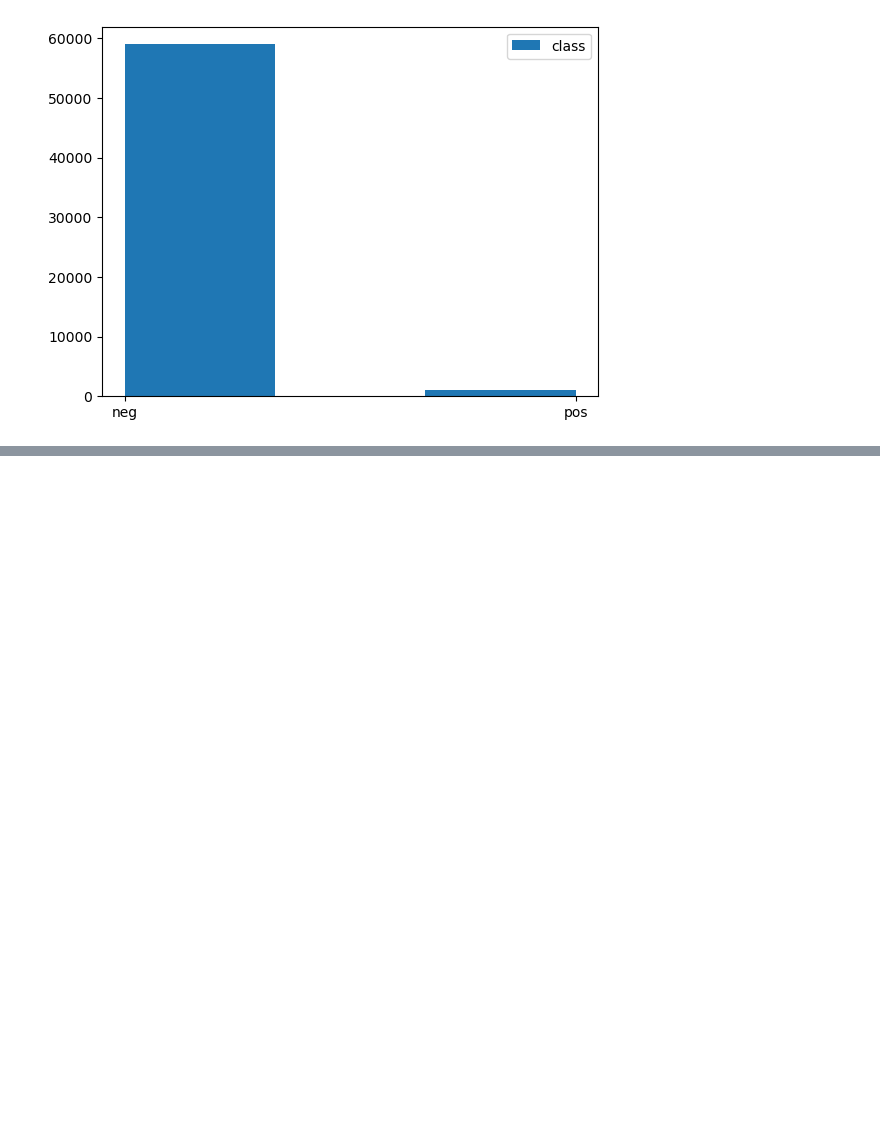
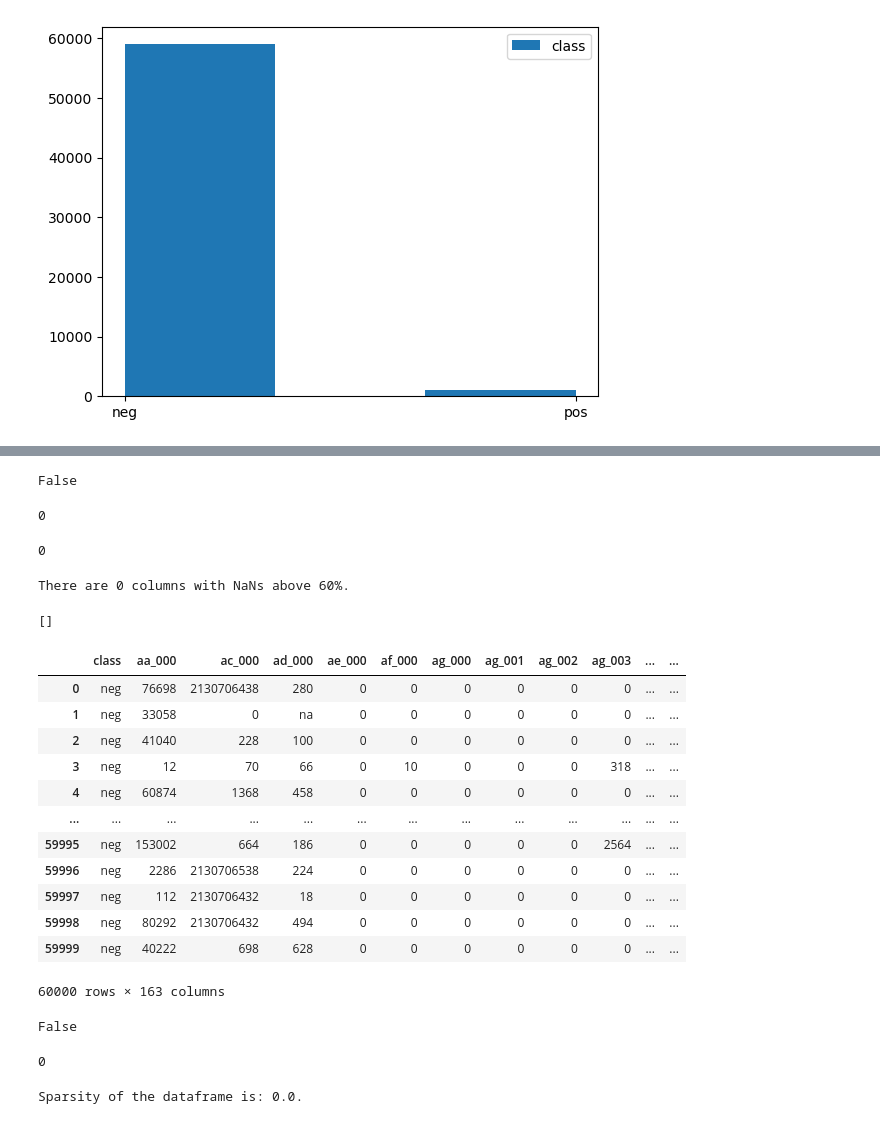
Before and after one commit to Goodevil01/Data-Prep-Ca1-, a Jupyter notebook: Ilori Joshua.ipynb, the cells around one changed output, grey strips where cells are left out. Drawn from its saved outputs; the diff is of its cells as text; code cells hidden in the pictures; blank space fills up the shorter version.

```diff
--- a/Ilori Joshua.ipynb
+++ b/Ilori Joshua.ipynb
@@ -154,0 +159,52 @@ legend = "class", bins = 3);
+# %%
+df.isna().values.any()
+# %% [output]
+False
+# %%
+df.isna().sum().sum()
+# %% [output]
+0
+# %%
+df["class"].isna().sum().sum()
+# %% [output]
+0
+# %%
+cols_na = df_na[df_na[0] > 60]
+print("There are " + str(len(cols_na)) + " columns with NaNs above 60%.")
+# %% [output]
+There are 0 columns with NaNs above 60%.
+# %%
+cols_to_drop = list(cols_na.index)
+cols_to_drop
+# %% [output]
+[]
+# %%
+df = df.drop(columns = ["br_000", "bq_000", "bp_000", "bo_000", "ab_000", "cr_000", "bn_000", "bm_000"])
+df
+# %% [output]
+|  | class | aa_000 | ac_000 | ad_000 | ae_000 | af_000 | ag_000 | ag_001 | ag_002 | ag_003 | ... | ... |
+| 0 | neg | 76698 | 2130706438 | 280 | 0 | 0 | 0 | 0 | 0 | 0 | ... | ... |
+| 1 | neg | 33058 | 0 | na | 0 | 0 | 0 | 0 | 0 | 0 | ... | ... |
+| 2 | neg | 41040 | 228 | 100 | 0 | 0 | 0 | 0 | 0 | 0 | ... | ... |
+| 3 | neg | 12 | 70 | 66 | 0 | 10 | 0 | 0 | 0 | 318 | ... | ... |
+| 4 | neg | 60874 | 1368 | 458 | 0 | 0 | 0 | 0 | 0 | 0 | ... | ... |
+| ... | ... | ... | ... | ... | ... | ... | ... | ... | ... | ... | ... | ... |
+| 59995 | neg | 153002 | 664 | 186 | 0 | 0 | 0 | 0 | 0 | 2564 | ... | ... |
+| 59996 | neg | 2286 | 2130706538 | 224 | 0 | 0 | 0 | 0 | 0 | 0 | ... | ... |
+| 59997 | neg | 112 | 2130706432 | 18 | 0 | 0 | 0 | 0 | 0 | 0 | ... | ... |
+| 59998 | neg | 80292 | 2130706432 | 494 | 0 | 0 | 0 | 0 | 0 | 0 | ... | ... |
+| 59999 | neg | 40222 | 698 | 628 | 0 | 0 | 0 | 0 | 0 | 0 | ... | ... |
+60000 rows × 163 columns
+# %%
+df.isna().values.any()
+# %% [output]
+False
+# %%
+df.isna().sum().sum()
+# %% [output]
+0
+# %%
+sparsity = 1 - count_nonzero(df) / df.size
+print("Sparsity of the dataframe is: " + str(round(sparsity, 2)) + ".")
+# %% [output]
+Sparsity of the dataframe is: 0.0.
```
Also changed, not shown: parts of 2 cells of this notebook.
